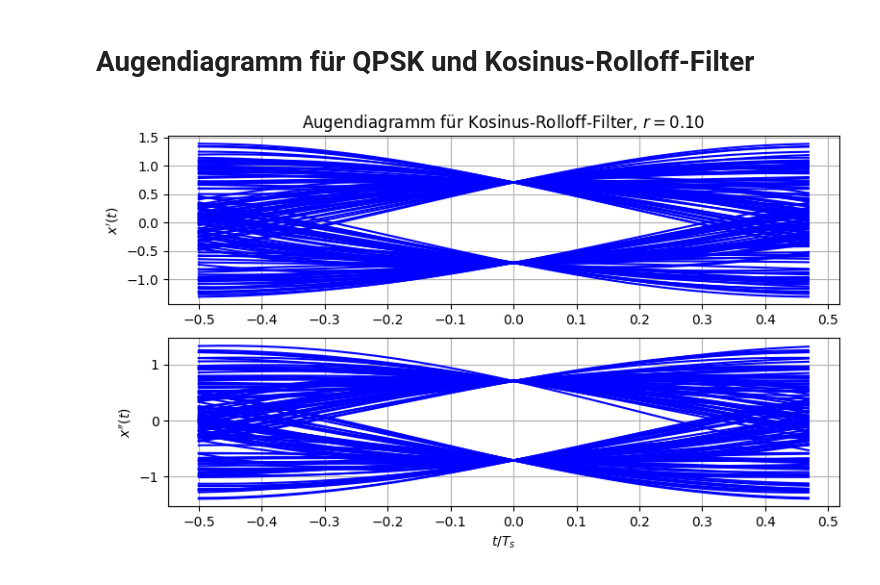
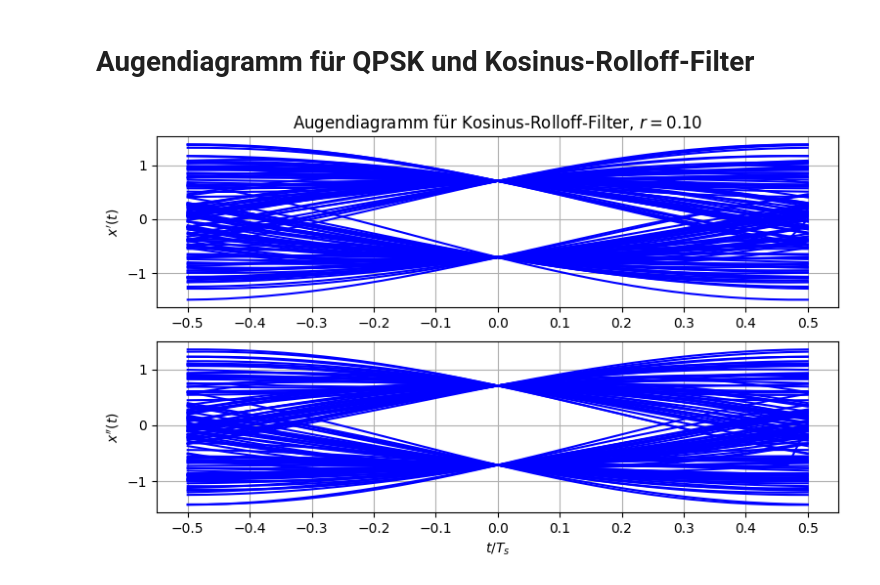
Before and after one commit to VK-NT2024/Nachrichtentechnik-Lecture, a Jupyter notebook: Part3-SignalsSystems/NT-AugeQPSK.ipynb, the cells around one changed output. Saved outputs shown, nothing was run; the diff lists cells and outputs as text; code cells hidden in the pictures.

```diff
--- a/Part3-SignalsSystems/NT-AugeQPSK.ipynb
+++ b/Part3-SignalsSystems/NT-AugeQPSK.ipynb
@@ -56,31 +56,37 @@ time = (np.arange(N_symbols*w+N_rc-1)-N_rc/2) / w
 
 start = int((N_rc-w)/2)
 stop  = start + N_symbols * w
-eye_time = np.arange(-Ts/2,Ts/2,1/fa) / Ts
+eye_time = np.arange(-Ts/2,Ts/2+0.5/fa,1/fa) / Ts
 # %%
 eye_rc = np.reshape(x_rc[0,start:stop],(w,N_symbols),order='f')
 eye_rrc = np.reshape(x_rrc[0,start:stop],(w,N_symbols),order='f')
+
+eye_rc = np.append(eye_rc, np.zeros((1,N_symbols),dtype=float),axis=0)
+eye_rrc = np.append(eye_rrc, np.zeros((1,N_symbols),dtype=float),axis=0)
+for run in range(N_symbols-1):
+    eye_rc [-1,run] = eye_rc[0,run+1]
+    eye_rrc [-1,run] = eye_rrc[0,run+1]
 
 fig = plt.figure(figsize=(9,5))
 ax = fig.add_subplot(211)
 ax.plot(eye_time,np.real(eye_rc), 'b-')
 #plt.xlabel('$t/T_s$')
 plt.ylabel('$x^{\prime}(t)$')
 plt.xticks([-0.5,-0.4,-0.3,-0.2,-0.1,0,0.1,0.2,0.3,0.4,0.5])
 plt.title('Augendiagramm für Kosinus-Rolloff-Filter, $r=$%1.2f' %(r[0]))
 plt.grid(True)
 #plt.axis([-0.5, 0.5, -2.0, 2.0])
 
 ax = fig.add_subplot(212)
 ax.plot(eye_time,np.imag(eye_rc), 'b-')
 plt.xlabel('$t/T_s$')
 plt.ylabel('$x^{\prime\prime}(t)$')
 plt.xticks([-0.5,-0.4,-0.3,-0.2,-0.1,0,0.1,0.2,0.3,0.4,0.5])
 #plt.title('Augendiagramm für Kosinus-Rolloff-Filter, $r=$%1.2f' %(r[0]))
 plt.grid(True)
 #plt.axis([-0.5, 0.5, -2.0, 2.0])
 # %% [output]
-[figure, old version]
+[figure, new version]
 # %%
 fig = plt.figure(figsize=(9,5))
 ax = fig.add_subplot(111)
```
Also changed, not shown: parts of 5 cells of this notebook, 2 other files.
